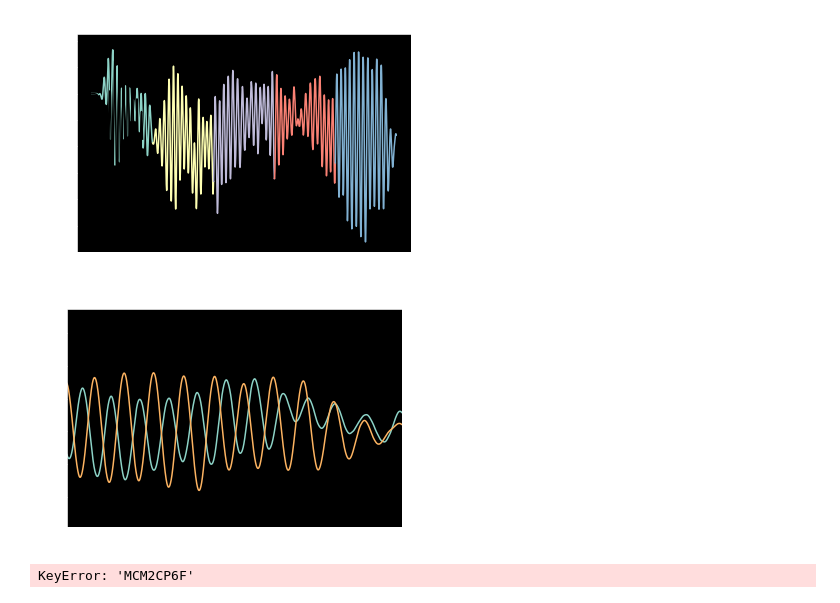
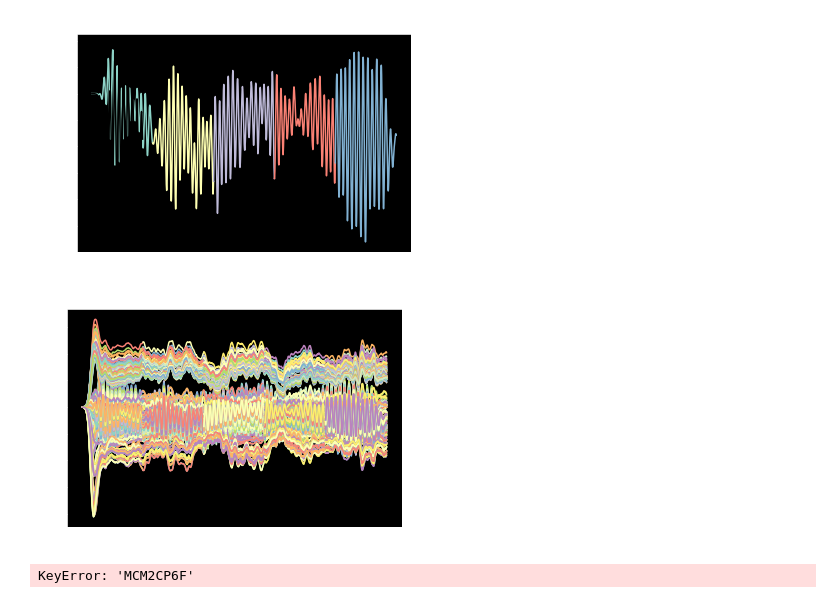
Before and after one commit to rconan/asm-im, a Jupyter notebook: data-analysis.ipynb, the cells around one changed output. Saved outputs shown, nothing was run; the diff lists cells and outputs as text; code cells hidden in the pictures.

```diff
--- a/data-analysis.ipynb
+++ b/data-analysis.ipynb
@@ -79,16 +79,17 @@ plt.plot(t, np.vstack(data["M1RigidBodyMotions"])[:, 0],'k')
 [<matplotlib.lines.Line2D at 0x...>]
 [figure]
 # %%
-data = pd.read_parquet("/fsx/CASES/zen30az000_OS7/windloading.parquet")
-t = np.arange(len(data))/1e3
-plt.plot(t,np.vstack(data["M1RigidBodyMotions"])[:,0]);
-plt.xlim([25,30])
+#data = pd.read_parquet("/fsx/CASES/zen30az000_OS7/windloading.parquet")
+#t = np.arange(len(data))/1e3
+#plt.plot(t,np.vstack(data["M1RigidBodyMotions"])[:,0]);
+#plt.xlim([25,30])
 for k in range(5):
     data = pd.read_parquet(f"asms-im_windloading-part{k}.parquet")
+    data.rename(columns={'MCM2Lcl6D': 'M1BE'}, inplace=True)
     t = np.arange(len(data))/2e3 + k*6
-    plt.plot(t,np.vstack(data["M1RigidBodyMotions"])[:,0]);
+    plt.plot(t,np.vstack(data["OSSM1EdgeSensors"]));
 # %% [output]
-[figure, old version]
+[figure, new version]
 # %%
 plt.plot(np.vstack(data["MCM2CP6F"])[:,:3]);
 # %% [output]
```
Also changed, not shown: 1 other file.
